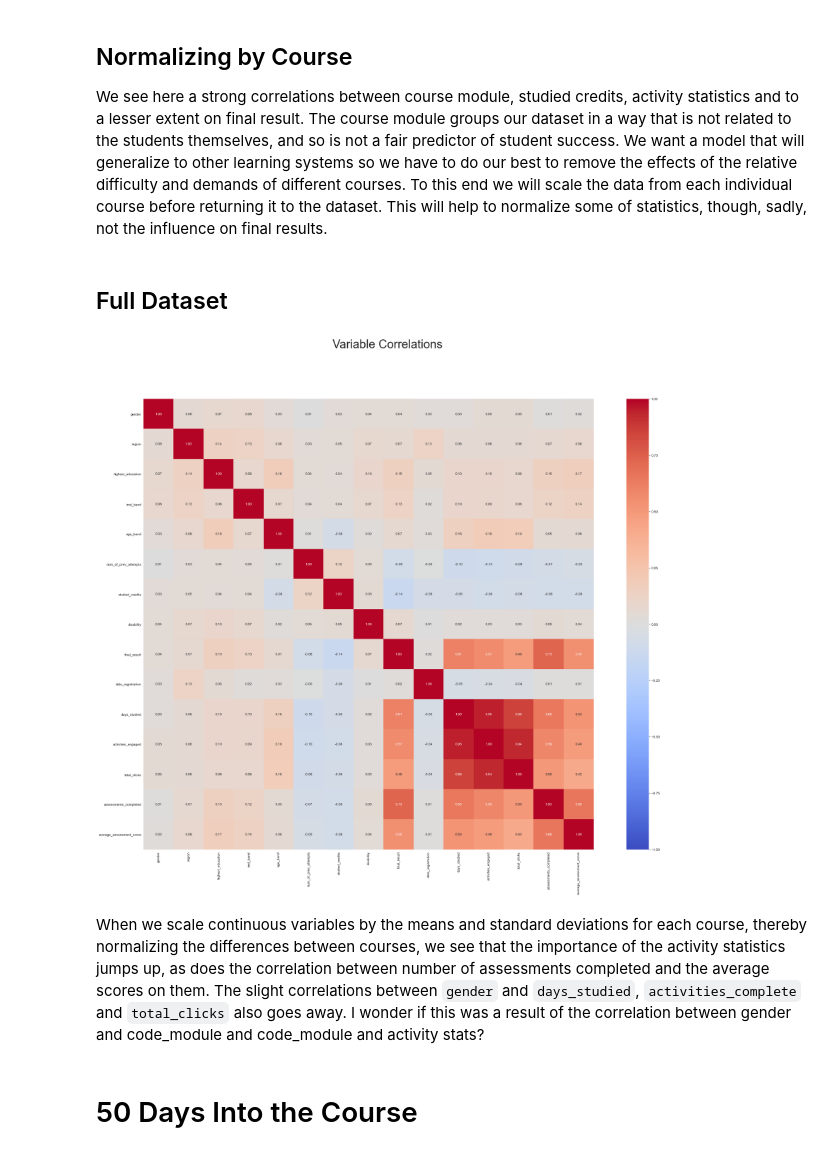
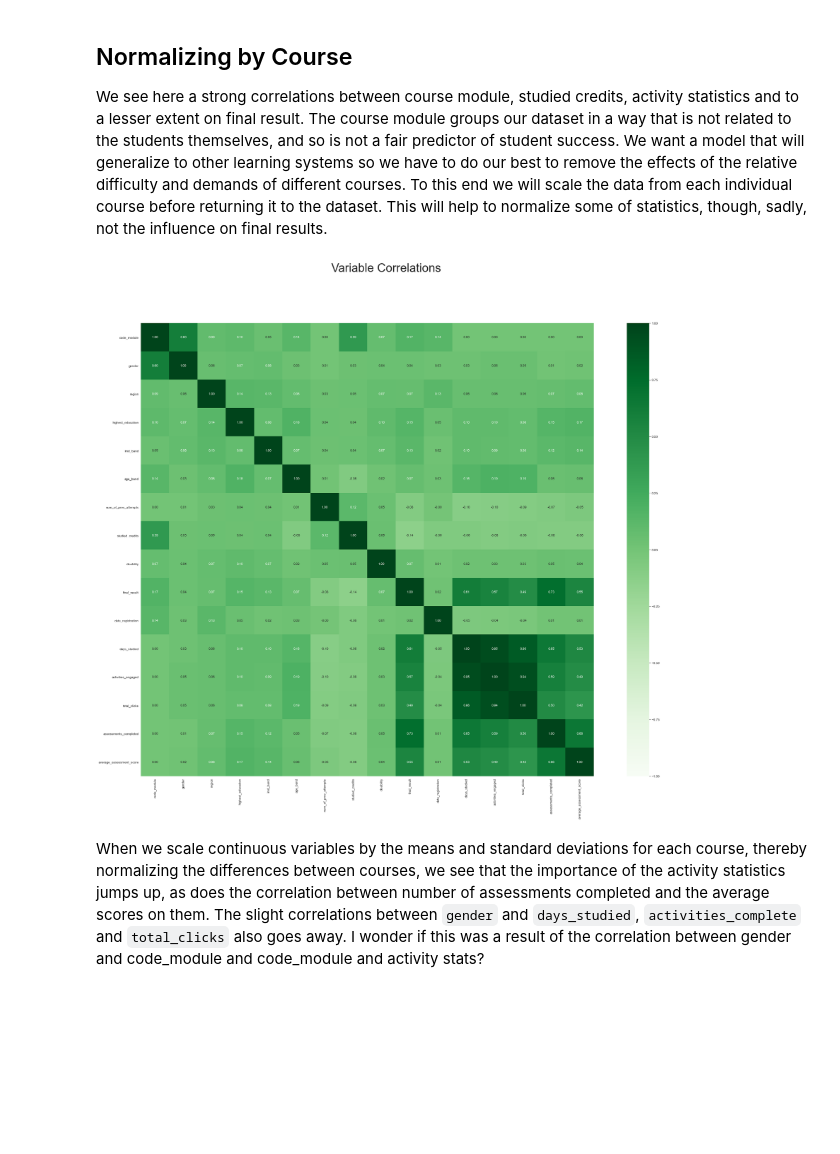
Before and after one commit to Caellwyn/ou_student_predictions, a Jupyter notebook: notebooks/OU_eda.ipynb, the cells around one changed output. Saved outputs shown, nothing was run; the diff lists cells and outputs as text; code cells hidden in the pictures; blank space fills up the shorter version.

```diff
--- a/notebooks/OU_eda.ipynb
+++ b/notebooks/OU_eda.ipynb
@@ -285,13 +245,9 @@ registration_correlations(columns = ['num_of_prev_attempts','days_studied','acti
 # %% [markdown]
 ## Normalizing by Course
 We see here a strong correlations between course module, studied credits, activity statistics and to a lesser extent on final result.  The course module groups our dataset in a way that is not related to the students themselves, and so is not a fair predictor of student success.  We want a model that will generalize to other learning systems so we have to do our best to remove the effects of the relative difficulty and demands of different courses.  To this end we will scale the data from each individual course before returning it to the dataset.  This will help to normalize some of statistics, though, sadly, not the influence on final results.
-# %% [markdown]
-## Full Dataset
-# %%
-registration_correlations(prediction_window=None, scaled=True)
-# %% [output]
-[figure, removed]
+# %%
+registration_correlations(cmap = 'Greens', save_path = '../figures/coursecorrscaled.png', scaled = True)
+# %% [output]
+[figure, added]
 # %% [markdown]
 When we scale continuous variables by the means and standard deviations for each course, thereby normalizing the differences between courses, we see that the importance of the activity statistics jumps up, as does the correlation between number of assessments completed and the average scores on them.  The slight correlations between `gender` and `days_studied`, `activities_complete` and `total_clicks` also goes away.  I wonder if this was a result of the correlation between gender and code_module and code_module and activity stats?
-# %% [markdown]
-# 50 Days Into the Course
```
Also changed, not shown: parts of 37 cells of this notebook, 13 other files.
